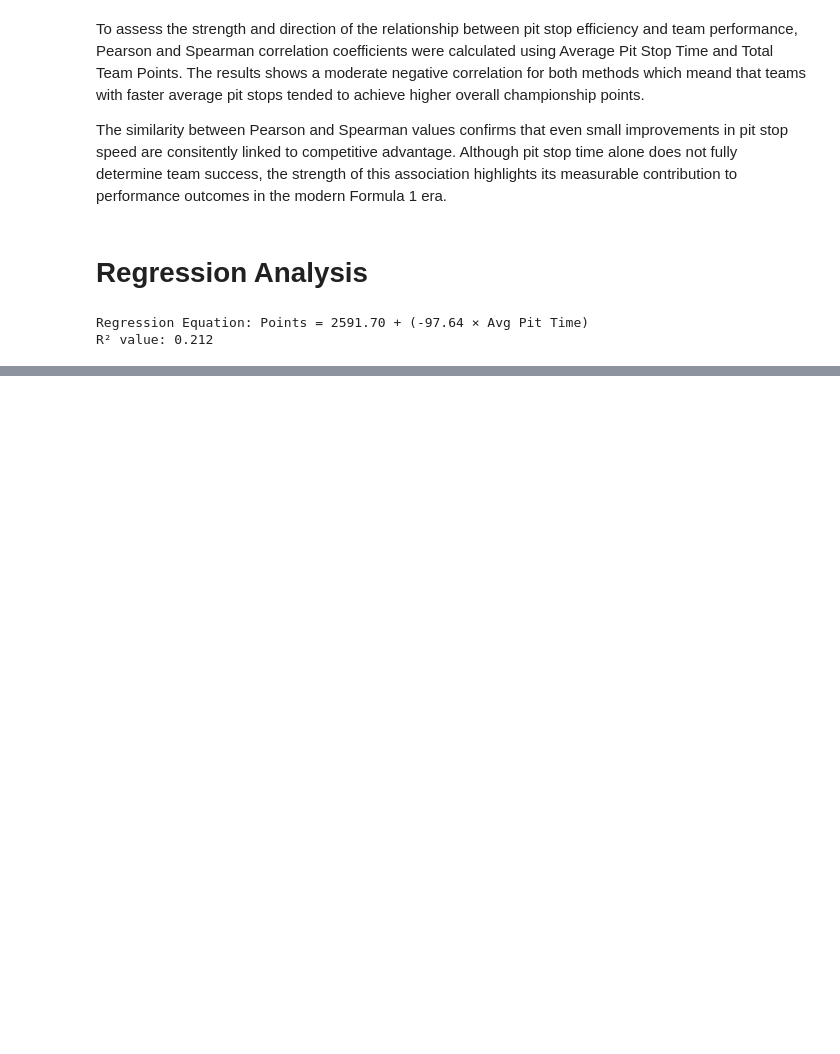
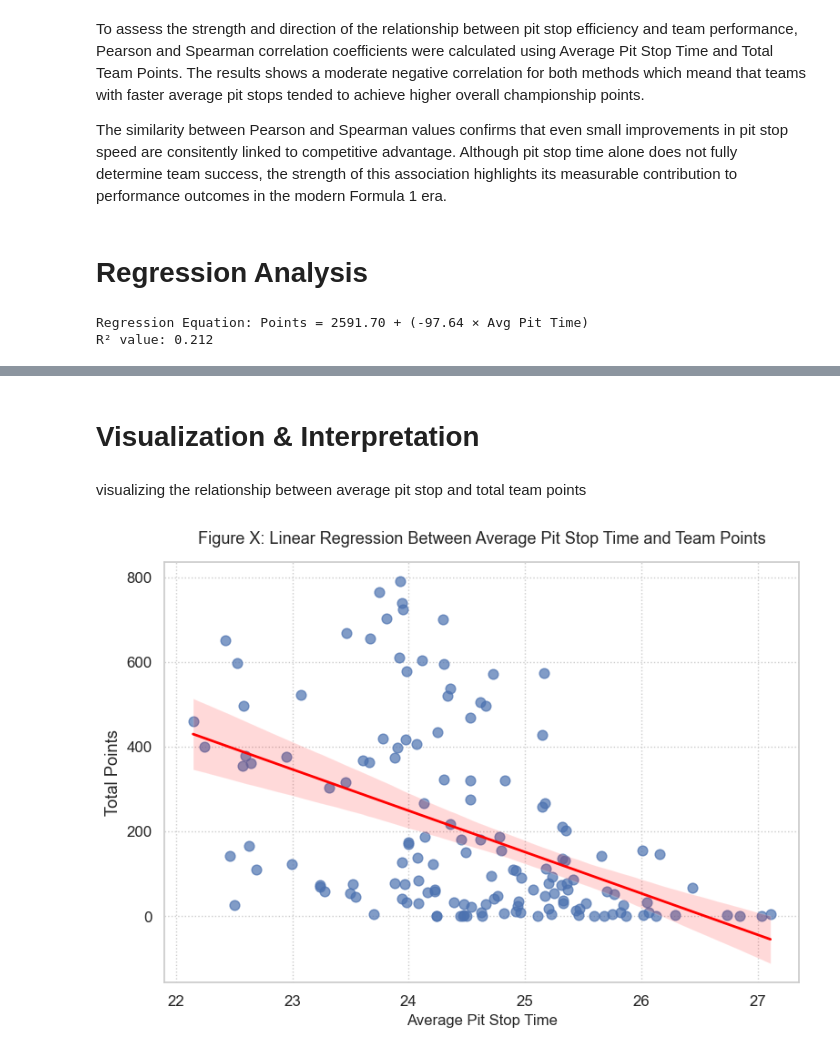
Before and after one commit to mahaejaz2699/Dissertation, a Jupyter notebook: data.ipynb, the cells around one changed output, grey strips where cells are left out. Drawn from its saved outputs; the diff is of its cells as text; code cells hidden in the pictures; blank space fills up the shorter version.

```diff
--- a/data.ipynb
+++ b/data.ipynb
@@ -2057,0 +2058,25 @@ While pit time alone does not capture the entire performance spectrum, the stren
+# %% [markdown]
+# Visualization & Interpretation
+# %% [markdown]
+visualizing the relationship between average pit stop and total team points
+# %%
+sns.set(style='whitegrid', font_scale=1.1)
+
+plt.figure(figsize=(9,6))
+sns.regplot(
+    x='avg_pit_time',
+    y='total_points',
+    data = team_perf,
+    scatter_kws={'alpha':0.7,'s':60},
+    line_kws={'color':'red','linewidth':2}
+)
+
+plt.title('Figure X: Linear Regression Between Average Pit Stop Time and Team Points', fontsize=13, pad=15)
+
+plt.xlabel('Average Pit Stop Time', fontsize=12)
+plt.ylabel('Total Points')
+plt.grid(True,linestyle=':')
+
+plt.show()
+# %% [output]
+[figure, added]
```
Also changed, not shown: parts of 20 cells of this notebook.
